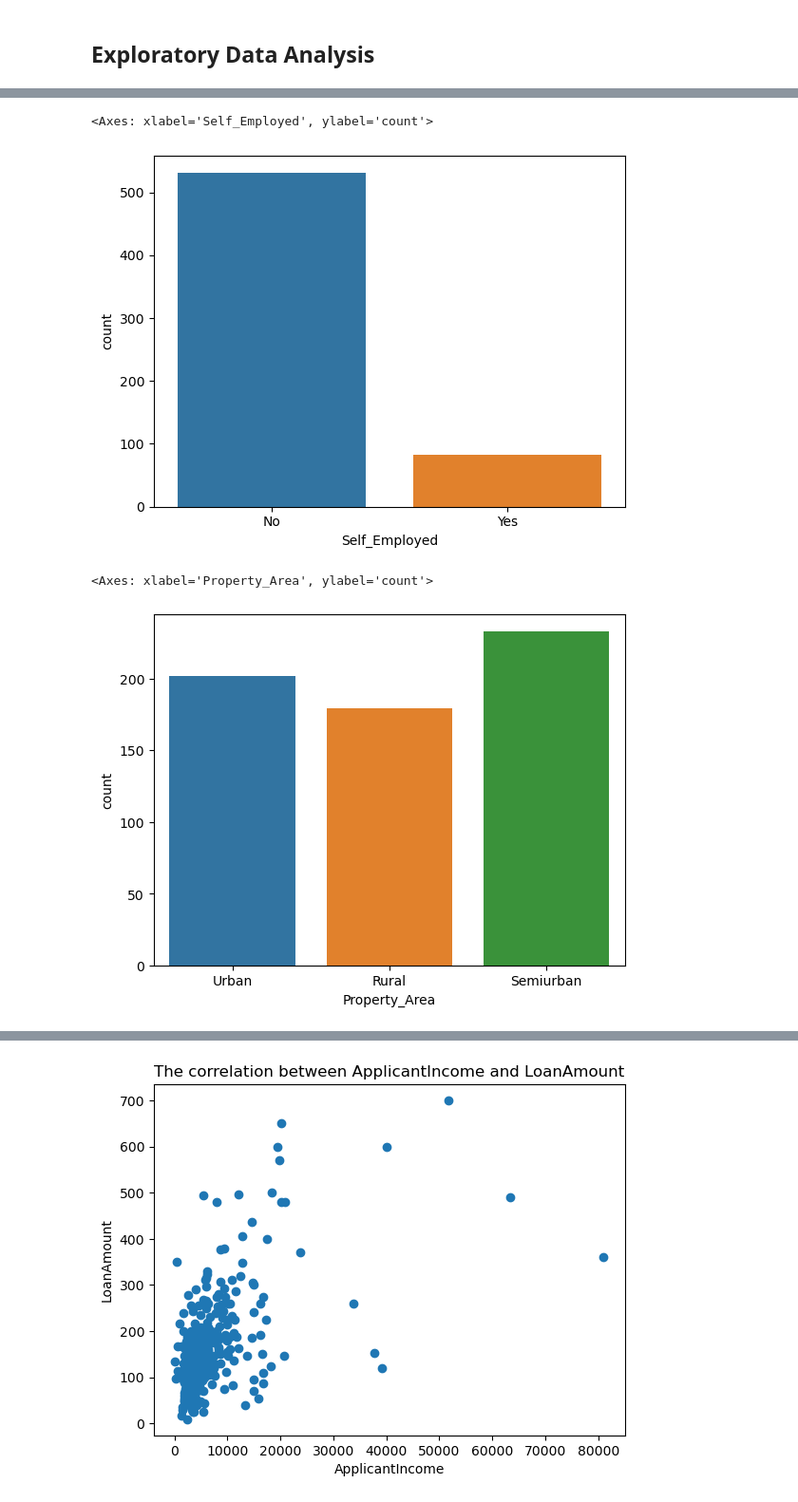
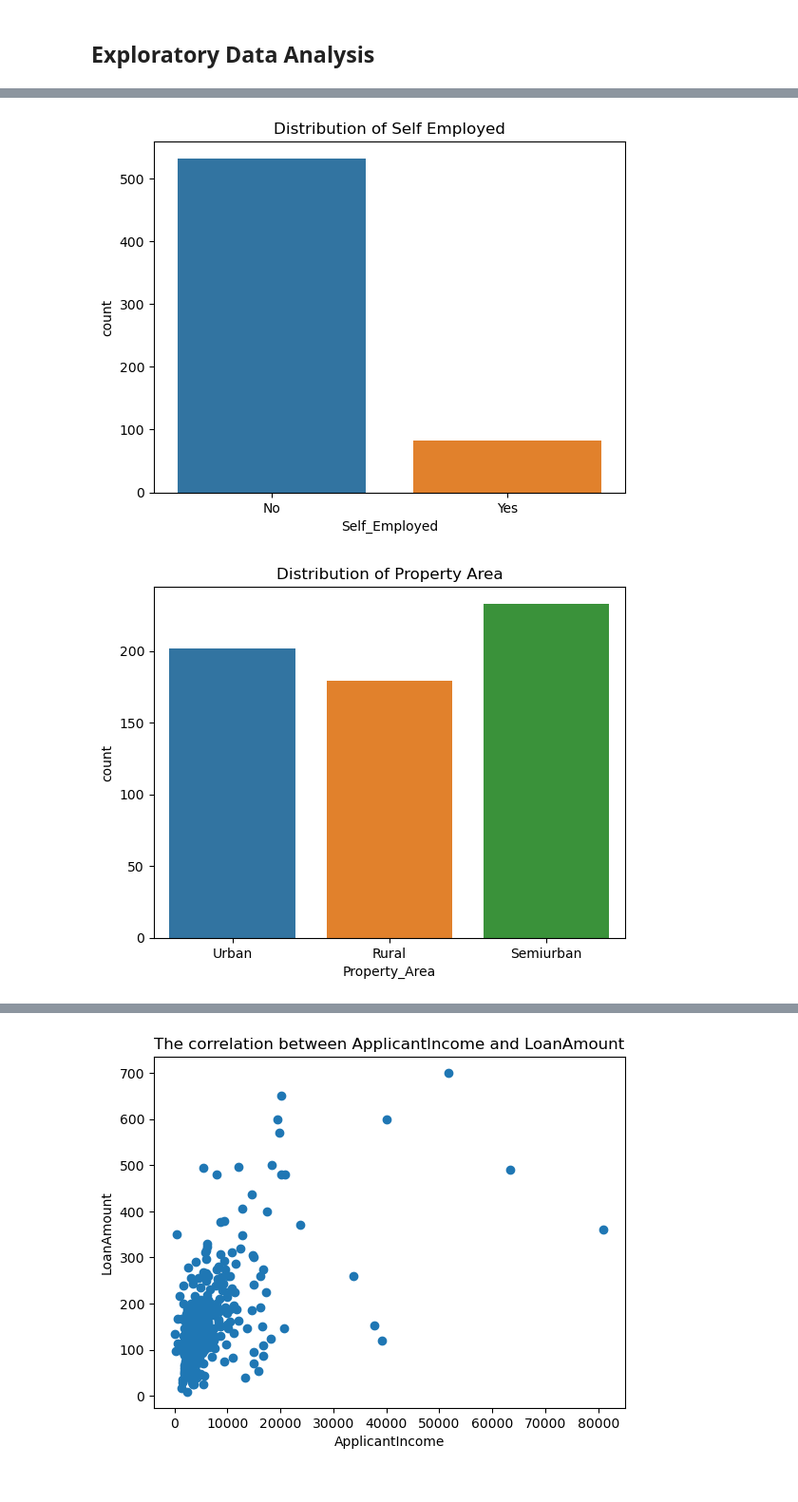
Before and after one commit to AnvithaChaluvadi/Loan-Decision-Tool_Project2, a Jupyter notebook: test-loan defaulter.ipynb, the cells around one changed output, grey strips where cells are left out. Shown at 95% size. Cells and saved outputs as stored; diff of their text form; code cells hidden in the pictures.

```diff
--- a/test-loan defaulter.ipynb
+++ b/test-loan defaulter.ipynb
@@ -177,12 +181,14 @@ sns.countplot(x ='Education', data = test_loan_df)
 # %%
 sns.countplot(x ='Self_Employed', data = test_loan_df)
+plt.title("Distribution of Self Employed")
+plt.show()
 # %% [output]
-<Axes: xlabel='Self_Employed', ylabel='count'>
-[figure, old version]
+[figure, new version]
 # %%
 sns.countplot(x ='Property_Area', data = test_loan_df)
+plt.title("Distribution of Property Area")
+plt.show()
 # %% [output]
-<Axes: xlabel='Property_Area', ylabel='count'>
-[figure, old version]
+[figure, new version]
 # %%
 sns.countplot(x ='Loan_Status', data = test_loan_df)
```
Also changed, not shown: parts of 24 cells of this notebook, 1 other file.
